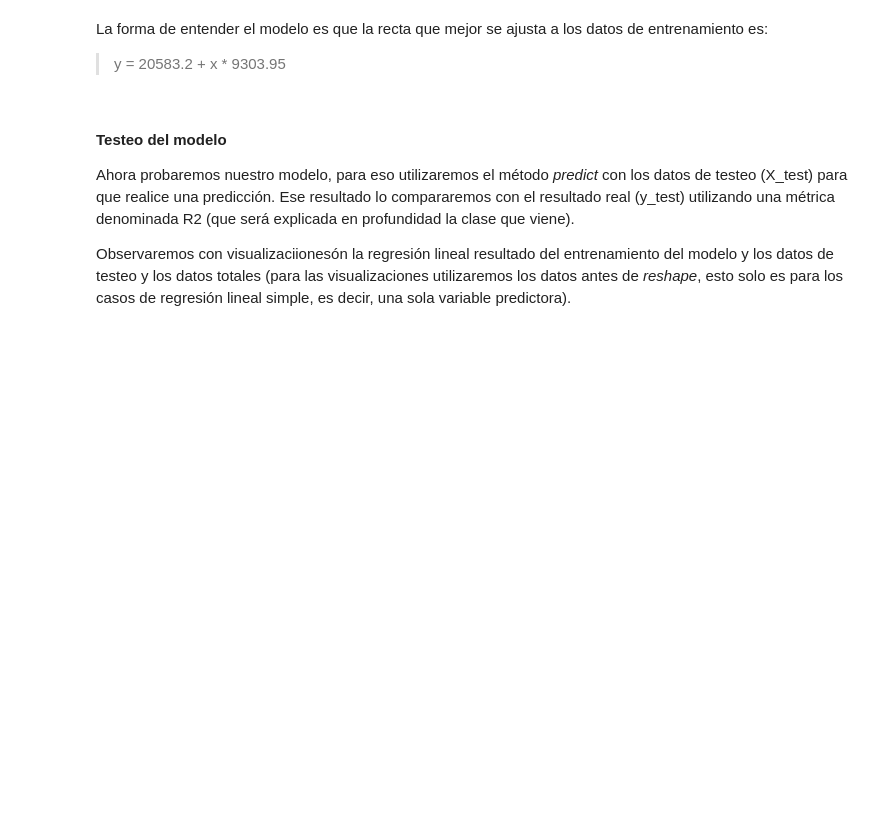
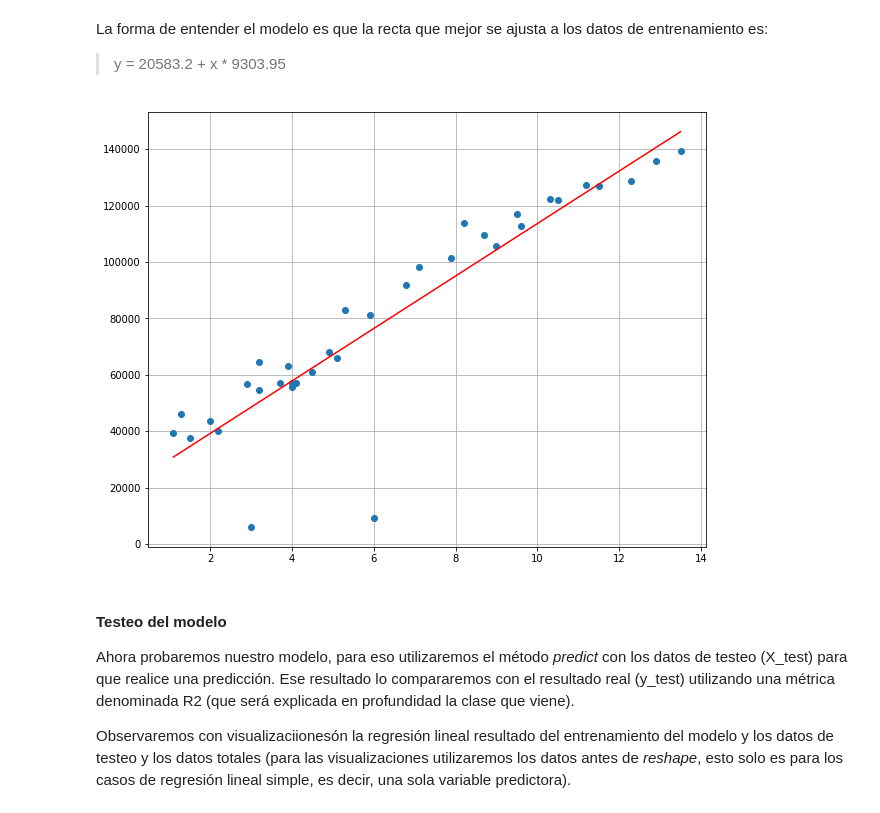
Before and after one commit to Osky205/cienciadedatos, a Jupyter notebook: m2/Encuentro 4/Regresión lineal simple.ipynb, the cells around one changed output. Saved outputs shown, nothing was run; the diff lists cells and outputs as text; code cells hidden in the pictures; blank space fills up the shorter version.

```diff
--- a/m2/Encuentro 4/Regresión lineal simple.ipynb
+++ b/m2/Encuentro 4/Regresión lineal simple.ipynb
@@ -164,6 +249,17 @@ modelo_rl.intercept_
 La forma de entender el modelo es que la recta que mejor se ajusta a los datos de entrenamiento es:
 
 > y = 20583.2 + x * 9303.95
+# %%
+x=data["anios_experiencia"]
+y=data["salario"]
+# %%
+# Realizamos un gráfico para observar la relación entre las variables
+plt.figure(figsize = (10,8))
+plt.plot(x,y,'o')
+plt.plot(x,20583.2 + x * 9303.95,'-r')
+plt.grid(True)
+# %% [output]
+[figure, added]
 # %% [markdown]
 #### Testeo del modelo
 
```
Also changed, not shown: parts of 31 cells of this notebook, 1 other file.
